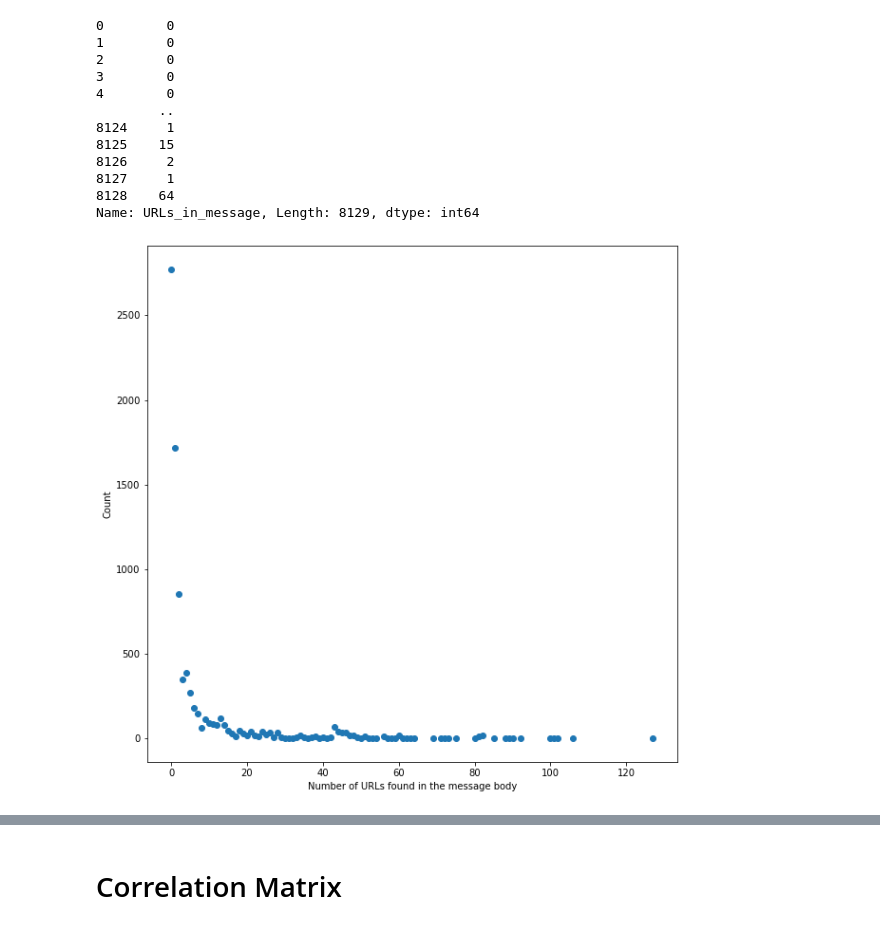
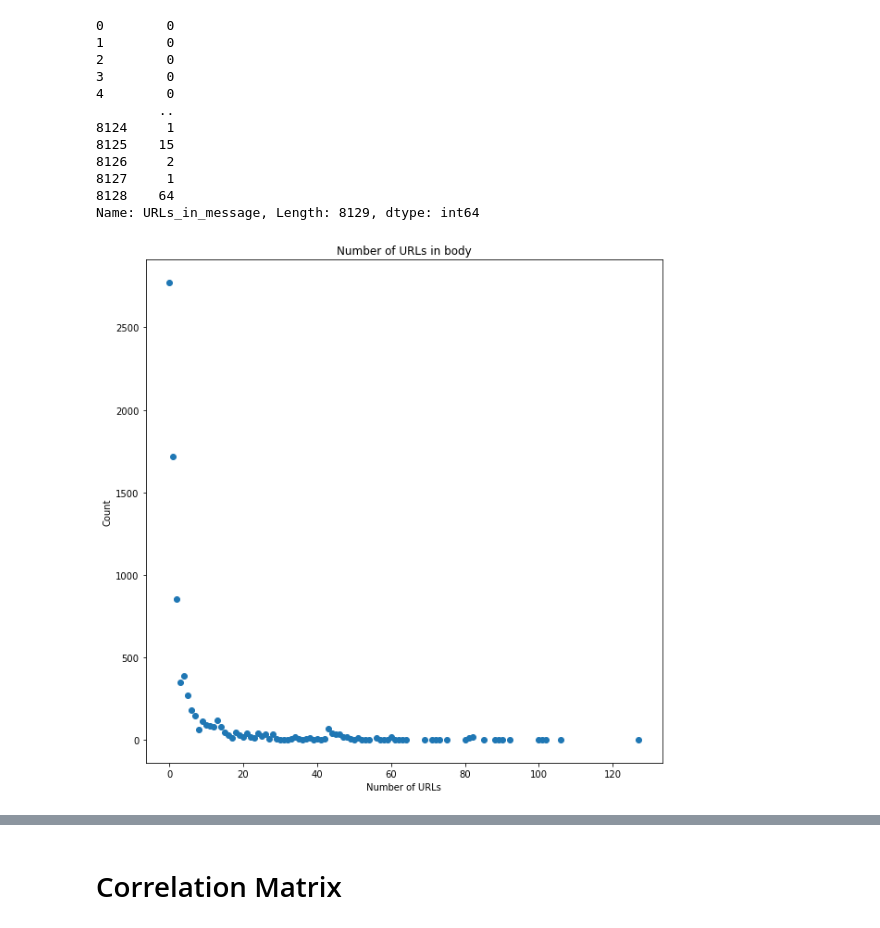
Before and after one commit to chandieka/PhishingClassifier, a Jupyter notebook: visualization.ipynb, the cells around one changed output, grey strips where cells are left out. Drawn from its saved outputs; the diff is of its cells as text; code cells hidden in the pictures.

```diff
--- a/visualization.ipynb
+++ b/visualization.ipynb
@@ -146,13 +191,14 @@ Name: URLs_in_message, Length: 8129, dtype: int64
 # %%
 temp = mal_df.URLs_in_message.groupby(mal_df.URLs_in_message.values).count()
 y = temp
 x = temp.index
 
 fig, ax = plt.subplots()
 ax.scatter(x=x, y=y)
 fig.set_size_inches(10,10)
+plt.title('Number of URLs in body')
 plt.ylabel('Count')
-plt.xlabel('Number of URLs found in the message body')
+plt.xlabel('Number of URLs')
 plt.show()
 # %% [output]
-[figure, old version]
+[figure, new version]
```
Also changed, not shown: parts of 11 cells of this notebook.
